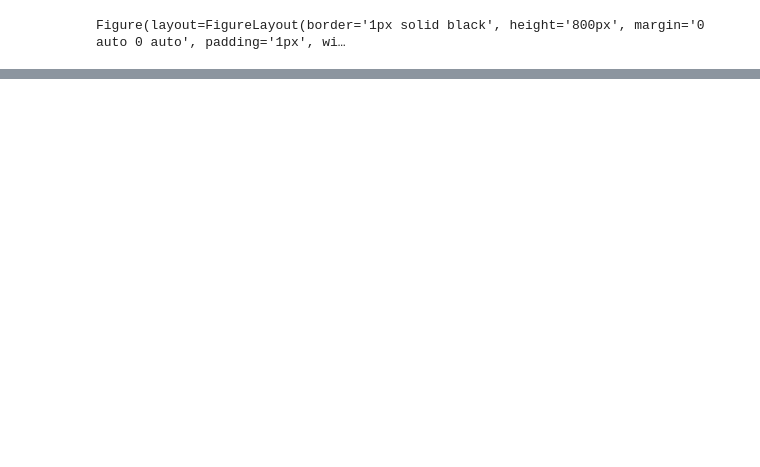
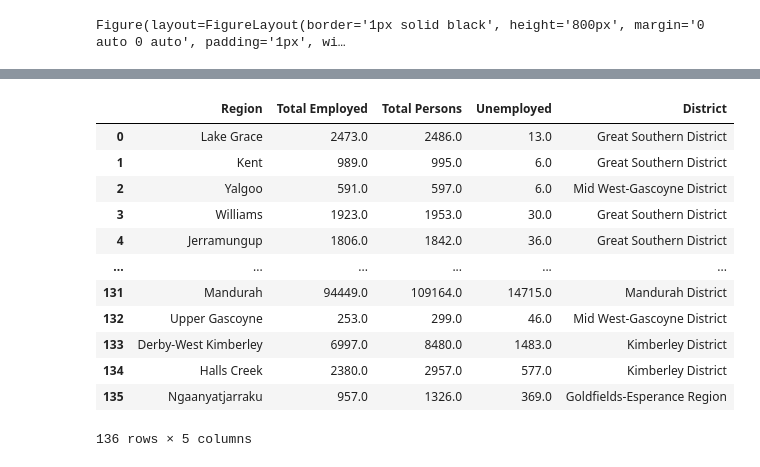
Before and after one commit to natalieddavies/BootcampProject1, a Jupyter notebook: Employment_ABS_WA.ipynb, the cells around one changed output, grey strips where cells are left out. Drawn from its saved outputs; the diff is of its cells as text; code cells hidden in the pictures; blank space fills up the shorter version.

```diff
--- a/Employment_ABS_WA.ipynb
+++ b/Employment_ABS_WA.ipynb
@@ -435,0 +450,17 @@ Figure(layout=FigureLayout(border='1px solid black', height='800px', margin='0 a
+# %%
+merged_data_Employed_cleaned = merged_data_Employed_cleaned.drop(['Unemployment Rate (%)','Lat','Lng'], axis=1)
+merged_data_Employed_cleaned
+# %% [output]
+|  | Region | Total Employed | Total Persons | Unemployed | District |
+| 0 | Lake Grace | 2473.0 | 2486.0 | 13.0 | Great Southern District |
+| 1 | Kent | 989.0 | 995.0 | 6.0 | Great Southern District |
+| 2 | Yalgoo | 591.0 | 597.0 | 6.0 | Mid West-Gascoyne District |
+| 3 | Williams | 1923.0 | 1953.0 | 30.0 | Great Southern District |
+| 4 | Jerramungup | 1806.0 | 1842.0 | 36.0 | Great Southern District |
+| ... | ... | ... | ... | ... | ... |
+| 131 | Mandurah | 94449.0 | 109164.0 | 14715.0 | Mandurah District |
+| 132 | Upper Gascoyne | 253.0 | 299.0 | 46.0 | Mid West-Gascoyne District |
+| 133 | Derby-West Kimberley | 6997.0 | 8480.0 | 1483.0 | Kimberley District |
+| 134 | Halls Creek | 2380.0 | 2957.0 | 577.0 | Kimberley District |
+| 135 | Ngaanyatjarraku | 957.0 | 1326.0 | 369.0 | Goldfields-Esperance Region |
+136 rows × 5 columns
```
Also changed, not shown: parts of 6 cells of this notebook, 2 other files.
